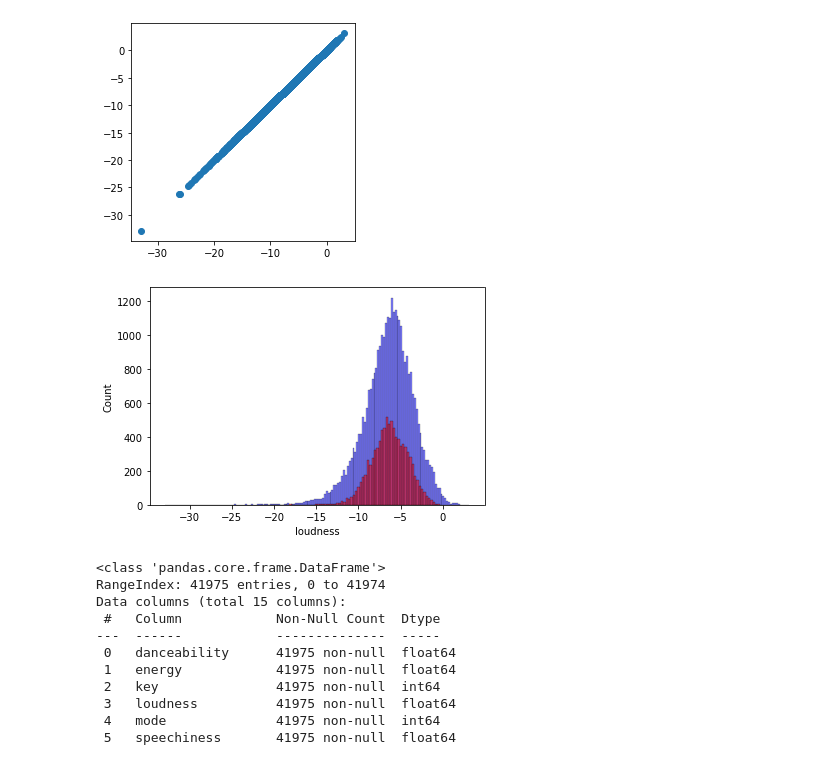
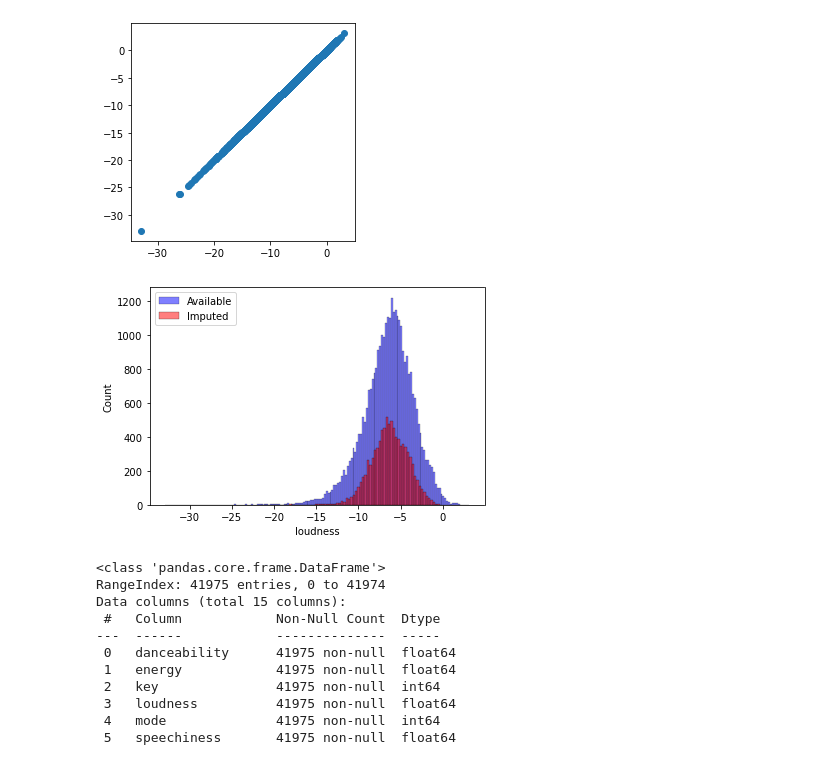
Before and after one commit to mxagar/music_genre_classification, a Jupyter notebook: data_analysis/UnsupervisedLearning.ipynb, the cells around one changed output. Saved outputs shown, nothing was run; the diff lists cells and outputs as text; code cells hidden in the pictures.

```diff
--- a/data_analysis/UnsupervisedLearning.ipynb
+++ b/data_analysis/UnsupervisedLearning.ipynb
@@ -273,11 +273,12 @@ y_missing = estimator.predict(X_missing_scaled)
 # %%
 # Plot the distributions
 # The seem to be quite
 sns.histplot(y_train, color='b', alpha=0.5)
 sns.histplot(y_missing, color='r', alpha=0.5)
+plt.legend(['Available', 'Imputed'])
 plt.show()
 # %% [output]
-[figure, old version]
+[figure, new version]
 # %%
 # Assemble the new dataset
 X.loc[X_tmp.has_loudness==False, 'loudness'] = y_missing
```
Also changed, not shown: parts of 40 cells of this notebook.
